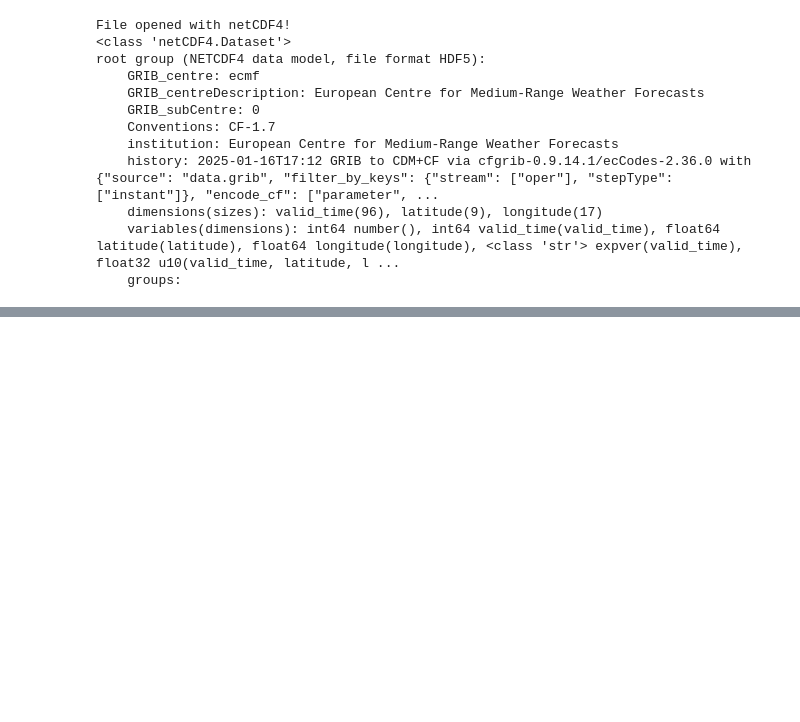
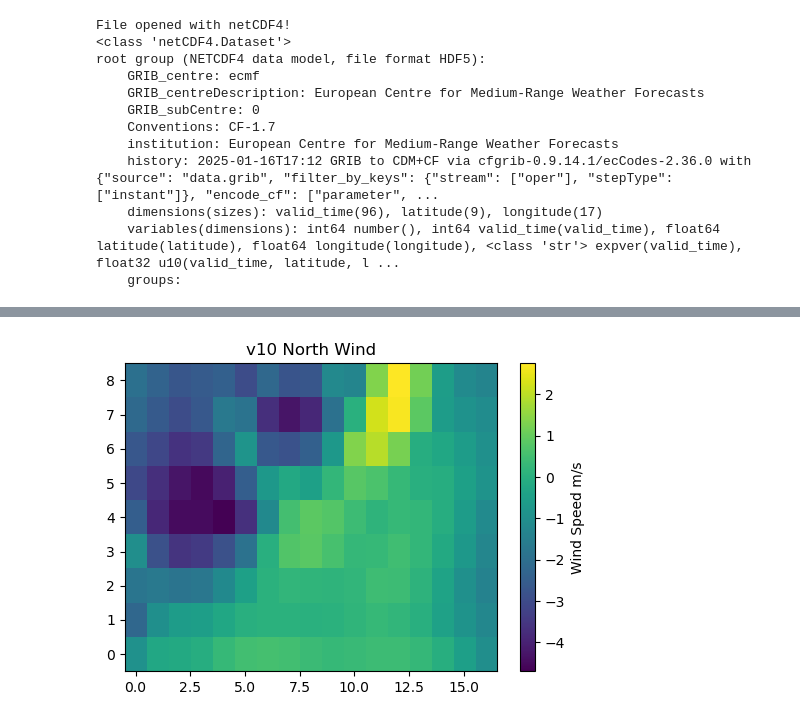
Before and after one commit to Abdullahr29/Benchmarking_WUI_Models, a Jupyter notebook: Data/ERA5_analysis.ipynb, the cells around one changed output, grey strips where cells are left out. Cells and saved outputs as stored; diff of their text form; code cells hidden in the pictures; blank space fills up the shorter version.

```diff
--- a/Data/ERA5_analysis.ipynb
+++ b/Data/ERA5_analysis.ipynb
@@ -46,0 +52,9 @@ filling on
+# %%
+time_index = 0
+plt.figure(figsize=(6, 4))
+plt.imshow(north_wind_v10[time_index, :, :], origin='lower', aspect='auto')
+plt.colorbar(label='Wind Speed m/s')
+plt.title("v10 North Wind")
+plt.show()
+# %% [output]
+[figure, added]
```
Also changed, not shown: parts of 13 cells of this notebook.
